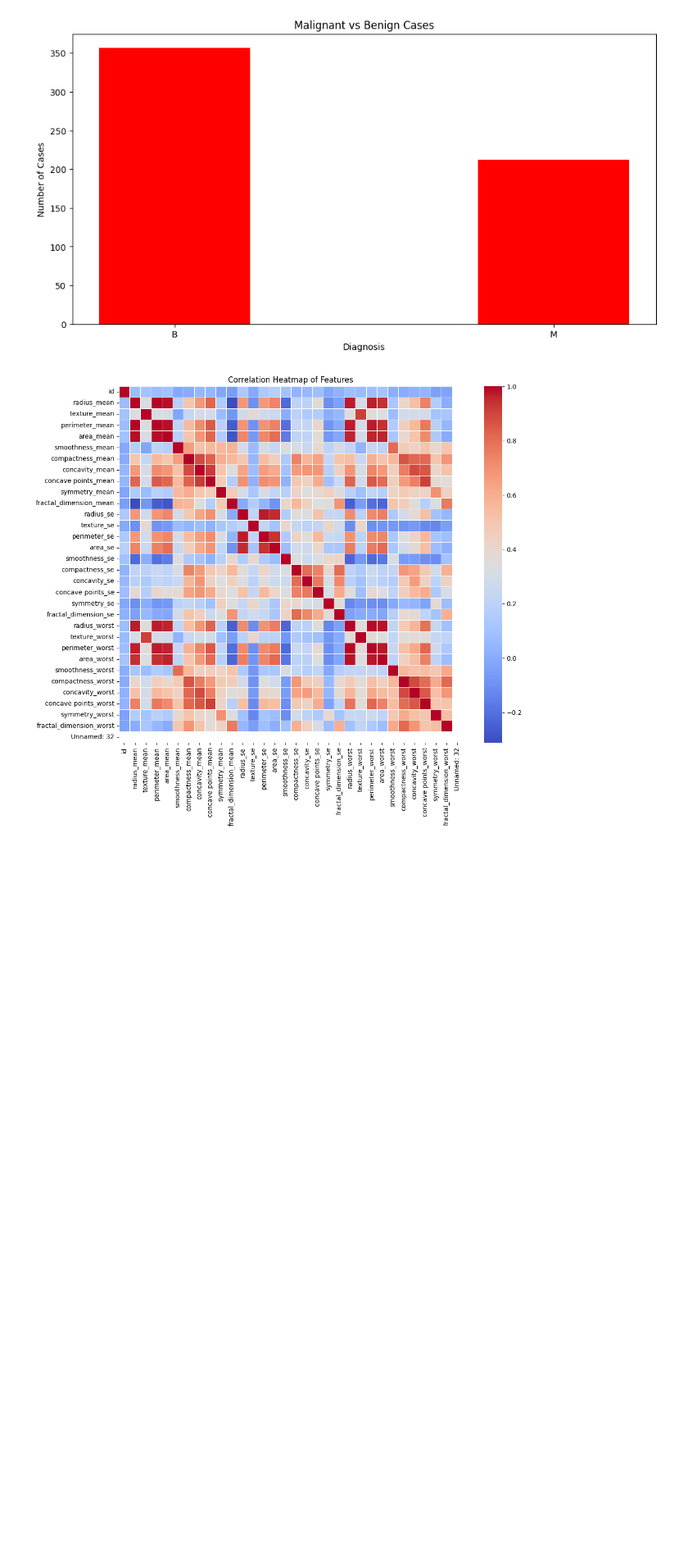
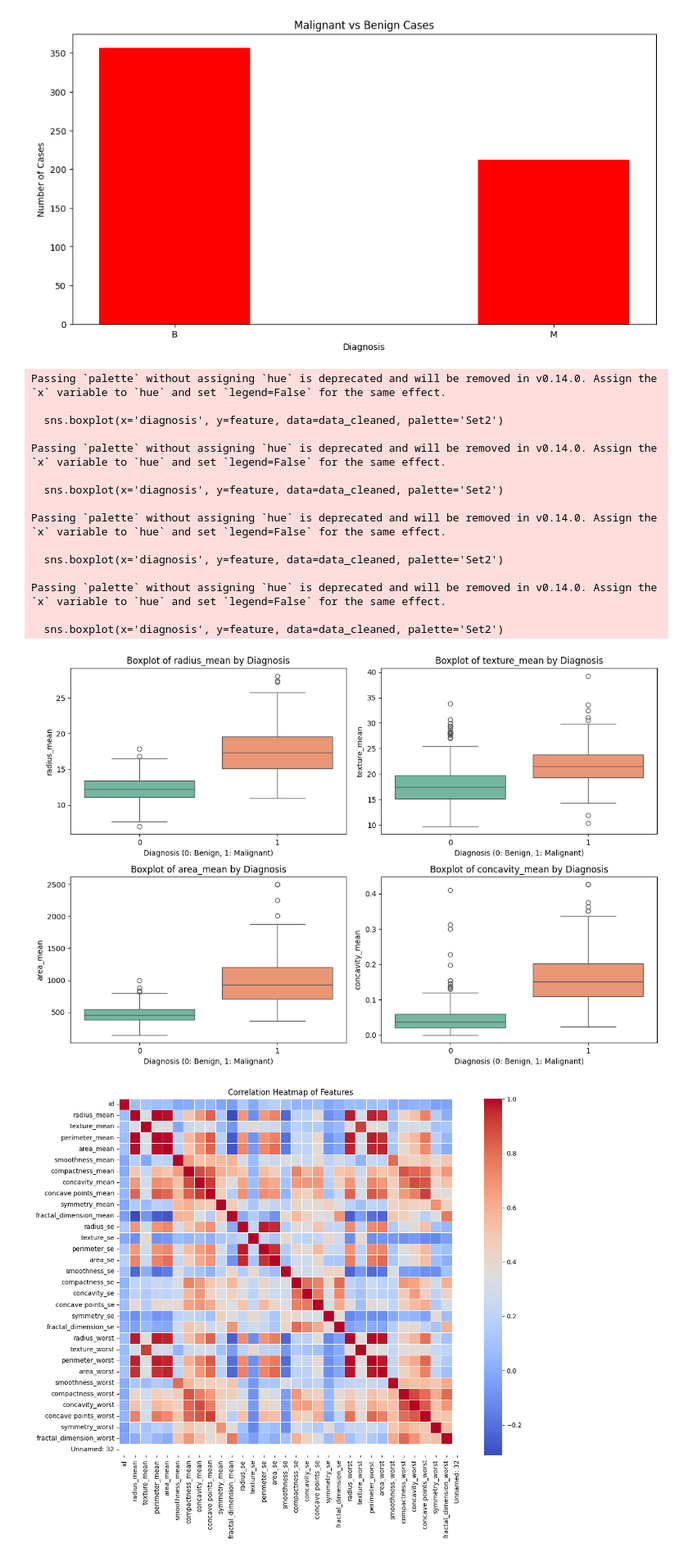
Before and after one commit to Aditisoni99/Breast-cancer-Prediction-, a Jupyter notebook: FinalProject.ipynb, the cells around one changed output. Shown at 82% size. Saved outputs shown, nothing was run; the diff lists cells and outputs as text; code cells hidden in the pictures; blank space fills up the shorter version.

```diff
--- a/FinalProject.ipynb
+++ b/FinalProject.ipynb
@@ -28,6 +41,23 @@ Dataset Shape: (569, 33)
 | 1 | 842517 | M | 20.57 | 17.77 | 132.9 | 1326.0 | 0.08474 | ... |
 | 2 | 84300903 | M | 19.69 | 21.25 | 130.0 | 1203.0 | 0.10960 | ... |
 3 rows × 33 columns
+# %%
+from sklearn.model_selection import train_test_split
+from sklearn.preprocessing import StandardScaler
+
+# Drop irrelevant columns
+data_cleaned = dataset.drop(['id', 'Unnamed: 32'], axis=1)
+
+# Encode target variable
+data_cleaned['diagnosis'] = data_cleaned['diagnosis'].map({'B': 0, 'M': 1})
+
+# Separate features and target
+X = data_cleaned.drop('diagnosis', axis=1)
+y = data_cleaned['diagnosis']
+
+# Scale features
+scaler = StandardScaler()
+X_scaled = scaler.fit_transform(X)
 # %%
 # Count the number of cases for each diagnosis
 counts = dataset["diagnosis"].value_counts()
@@ -41,4 +71,38 @@ plt.ylabel("Number of Cases")
 plt.show()
 # %% [output]
 [figure]
+# %%
+
+
+# Features to visualize
+features_to_plot = ['radius_mean', 'texture_mean', 'area_mean', 'concavity_mean']
+
+# Creating boxplots
+plt.figure(figsize=(12, 8))
+for i, feature in enumerate(features_to_plot, 1):
+    plt.subplot(2, 2, i)
+    sns.boxplot(x='diagnosis', y=feature, data=data_cleaned, palette='Set2')
+    plt.title(f"Boxplot of {feature} by Diagnosis")
+    plt.xlabel('Diagnosis (0: Benign, 1: Malignant)')
+    plt.ylabel(feature)
+
+plt.tight_layout()
+plt.show()
+# %% [output]
+Passing `palette` without assigning `hue` is deprecated and will be removed in v0.14.0. Assign the `x` variable to `hue` and set `legend=False` for the same effect.
+
+  sns.boxplot(x='diagnosis', y=feature, data=data_cleaned, palette='Set2')
+
+Passing `palette` without assigning `hue` is deprecated and will be removed in v0.14.0. Assign the `x` variable to `hue` and set `legend=False` for the same effect.
+
+  sns.boxplot(x='diagnosis', y=feature, data=data_cleaned, palette='Set2')
+
+Passing `palette` without assigning `hue` is deprecated and will be removed in v0.14.0. Assign the `x` variable to `hue` and set `legend=False` for the same effect.
+
+  sns.boxplot(x='diagnosis', y=feature, data=data_cleaned, palette='Set2')
+
+Passing `palette` without assigning `hue` is deprecated and will be removed in v0.14.0. Assign the `x` variable to `hue` and set `legend=False` for the same effect.
+
+  sns.boxplot(x='diagnosis', y=feature, data=data_cleaned, palette='Set2')
+[figure, added]
 # %%
```
Also changed, not shown: parts of 18 cells of this notebook.
